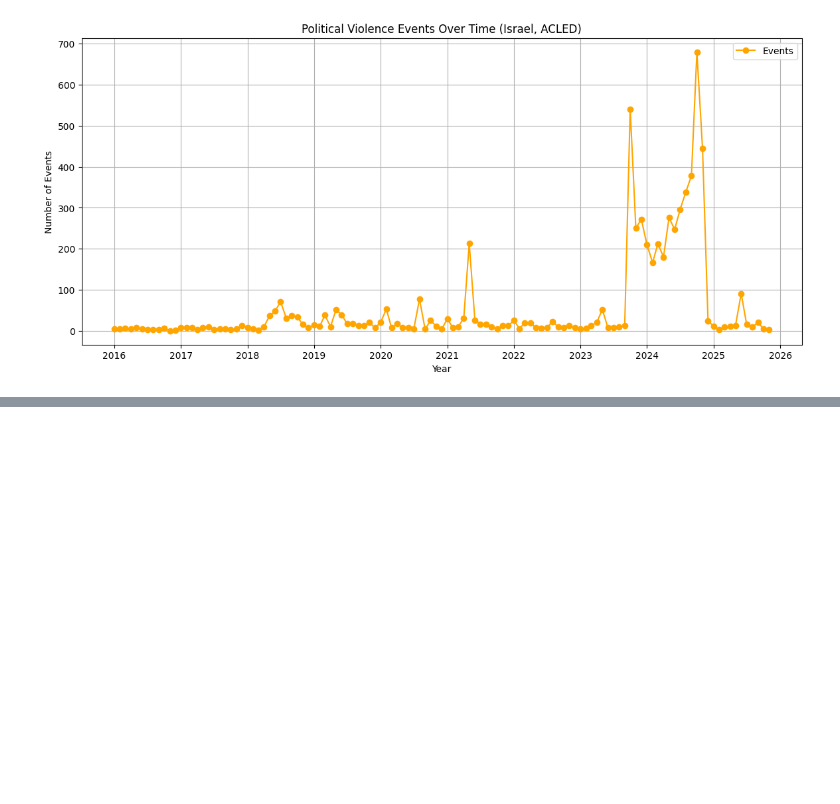
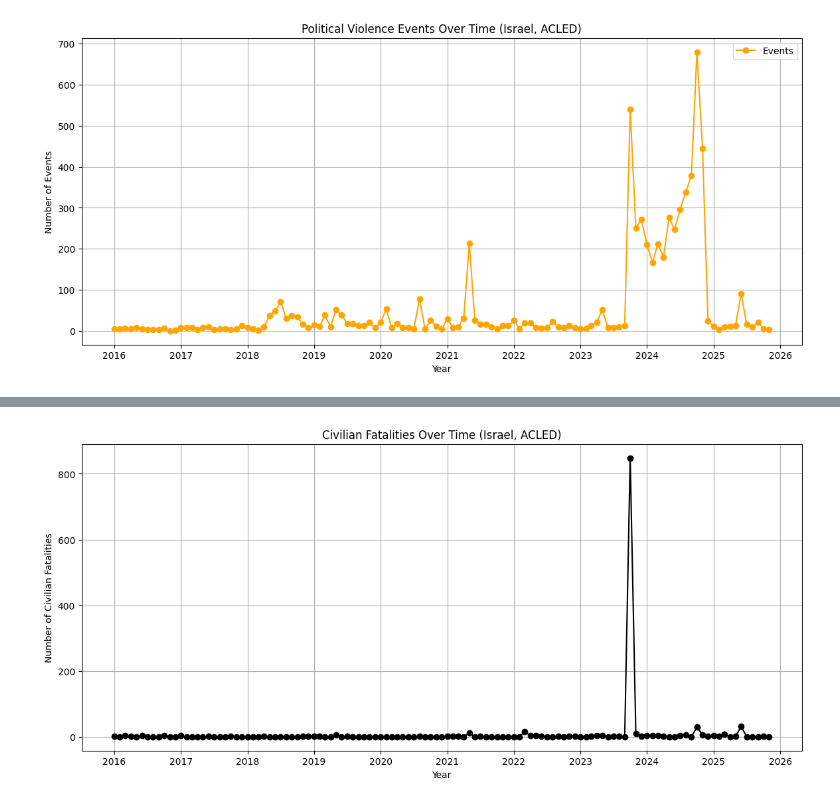
Before and after one commit to zvelegrakis/projects, a Jupyter notebook: projects/000_p1/notebooks/exploration.ipynb, the cells around one changed output, grey strips where cells are left out. Cells and saved outputs as stored; diff of their text form; code cells hidden in the pictures; blank space fills up the shorter version.

```diff
--- a/projects/000_p1/notebooks/exploration.ipynb
+++ b/projects/000_p1/notebooks/exploration.ipynb
@@ -61,0 +123,10 @@ plt.show()
+# %%
+plt.figure(figsize=(14,6))
+plt.plot(df_civ["date"], df_civ["Fatalities"], marker="o", color="black")
+plt.title("Civilian Fatalities Over Time (Israel, ACLED)")
+plt.xlabel("Year")
+plt.ylabel("Number of Civilian Fatalities")
+plt.grid(True)
+plt.show()
+# %% [output]
+[figure, added]
```
Also changed, not shown: parts of 13 cells of this notebook.
